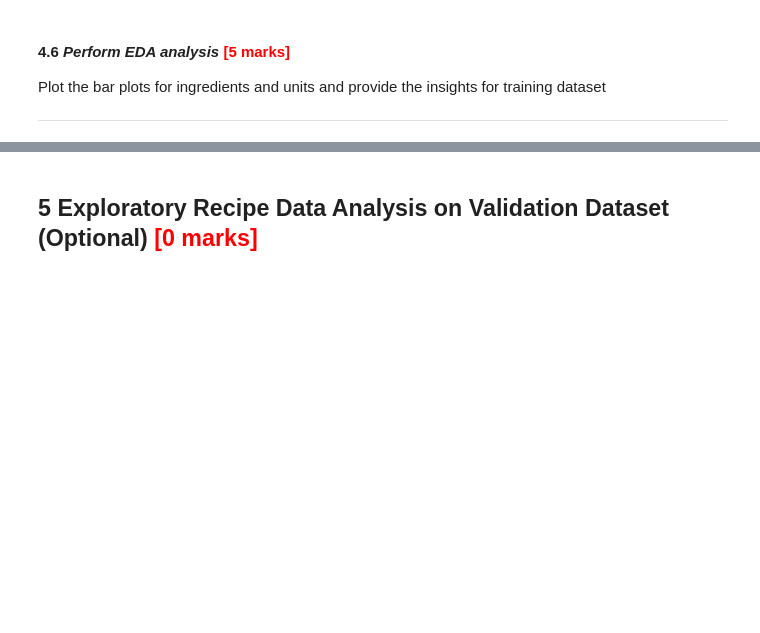
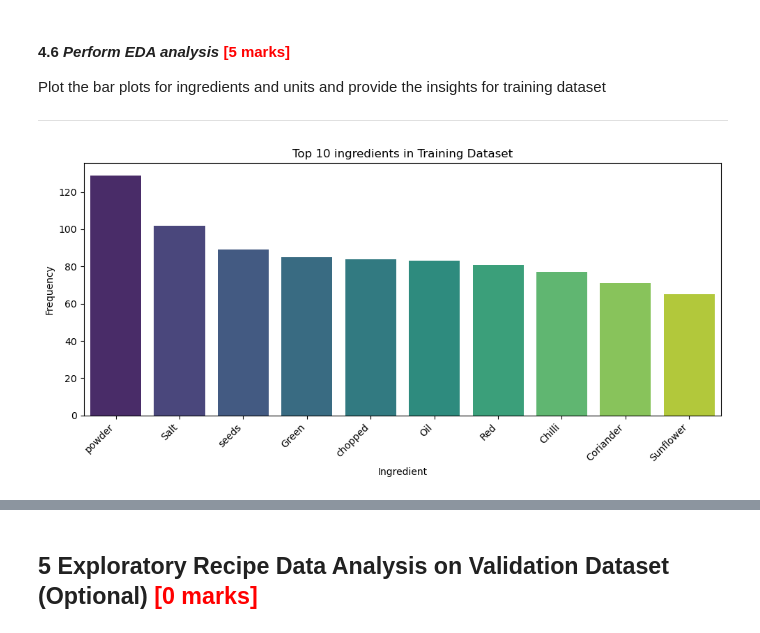
Before and after one commit to navspeak/NLP, a Jupyter notebook: Assignment/Identifying_Key_Entities_Recipe_Data_Starter.ipynb, the cells around one changed output, grey strips where cells are left out. Cells and saved outputs as stored; diff of their text form; code cells hidden in the pictures; blank space fills up the shorter version.

```diff
--- a/Assignment/Identifying_Key_Entities_Recipe_Data_Starter.ipynb
+++ b/Assignment/Identifying_Key_Entities_Recipe_Data_Starter.ipynb
@@ -322,0 +365,6 @@ Define a function ***categorize_tokens*** to categorise tokens into ingredients,
+# %%
+#  call the function to categorise the labels into respective list
+ingredients, units, quantities = categorize_tokens(tokens_train, pos_tags_train)
+print(f"ingredients : count = {len(ingredients)} : {ingredients}")
+print(f"units : count = {len(units)} : {units} ")
+print(f"quantities : count = {len(quantities)} :  {quantities}")
@@ -330,5 +382,13 @@ Here, item_list is used as a general parameter where you will call this function
 Execute this function separately for top 10 most units and ingredients
 # %%
 # define a function get_top_frequent_items to get the top frequent items by using item_list, pos label and dataset_name(Training/Validation) and return top items
+def get_top_frequent_items(item_list, pos_label, dataset_name, top_n=10):
+    counts = Counter(item_list)
+    top_items = counts.most_common(top_n)
+    print(f"Top {top_n} {pos_label}s in {dataset_name} dataset:")
+    for item, count in top_items:
+        print(f"  {item}: {count}")
+    return top_items
 # %%
 # get the top ingredients which are frequently seen in the recipe
+top_ingredients = get_top_frequent_items(ingredients, 'ingredient',dataset_name)
@@ -345,3 +428,15 @@ Here, item_list is used as a general parameter where you will call this function
+# %%
+# define plot top items with parameters - top_item list, label to suggest whether its ingredient or unit, dataset_name
+def plot_top_items(top_items, label, dataset_name):
+    items, counts = zip(*top_items)   #unpacks the list of (item, count) tuples from Counter.most_common() into two separate lists — items and counts.
+    plt.figure(figsize=(10, 5))
+    sns.barplot(x=list(items), y=list(counts), palette='viridis')
+    plt.title(f'Top {len(top_items)} {label}s in {dataset_name} Dataset')
+    plt.xlabel(label.capitalize())
+    plt.ylabel('Frequency')
+    plt.xticks(rotation=45, ha='right')
+    plt.tight_layout()
+    plt.show()
 # %% [markdown]
 #### **4.6** *Perform EDA analysis* <font color = red>[5 marks]</font> <br>
 
@@ -350,5 +445,8 @@ Plot the bar plots for ingredients and units and provide the insights for traini
 ---
 # %%
 # plot the top frequent ingredients in training data
+plot_top_items(top_ingredients, 'ingredient', dataset_name)
+# %% [output]
+[figure, added]
 # %%
 # plot the top frequent units in training data
```
Also changed, not shown: parts of 20 cells of this notebook, 1 other file.
